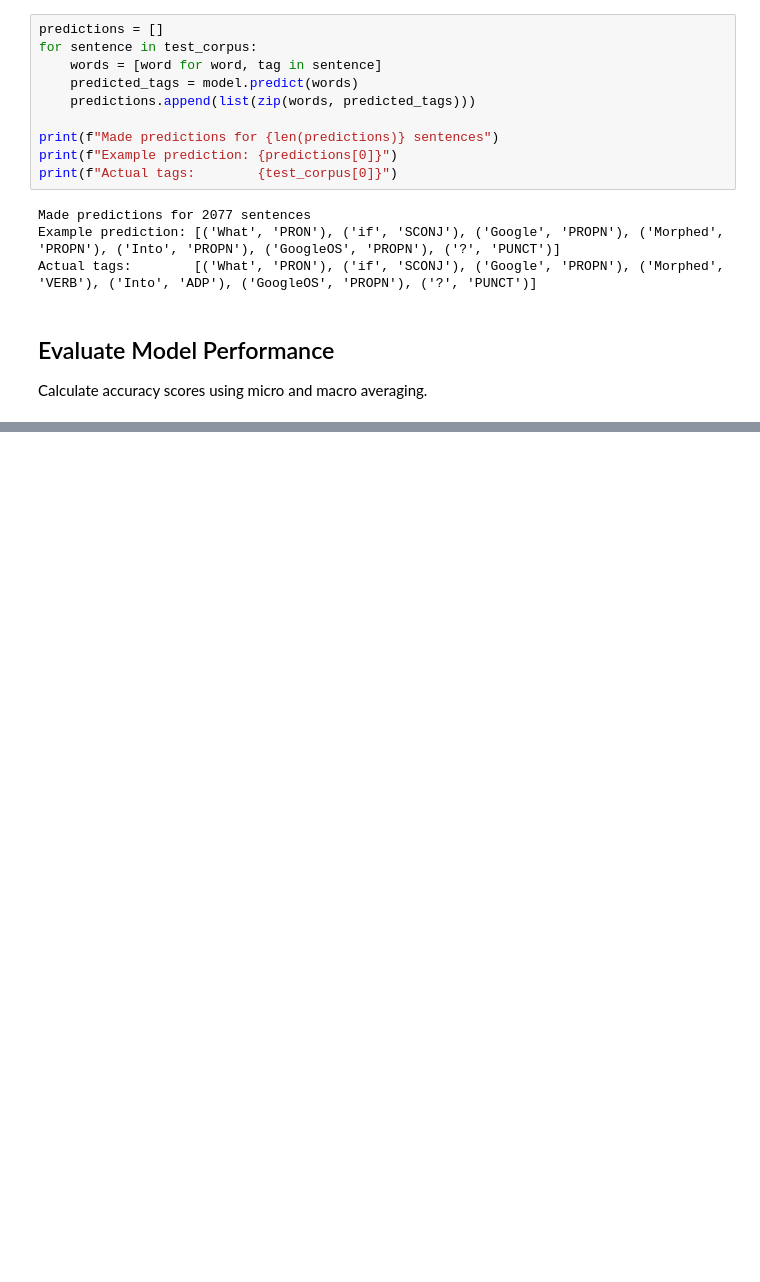
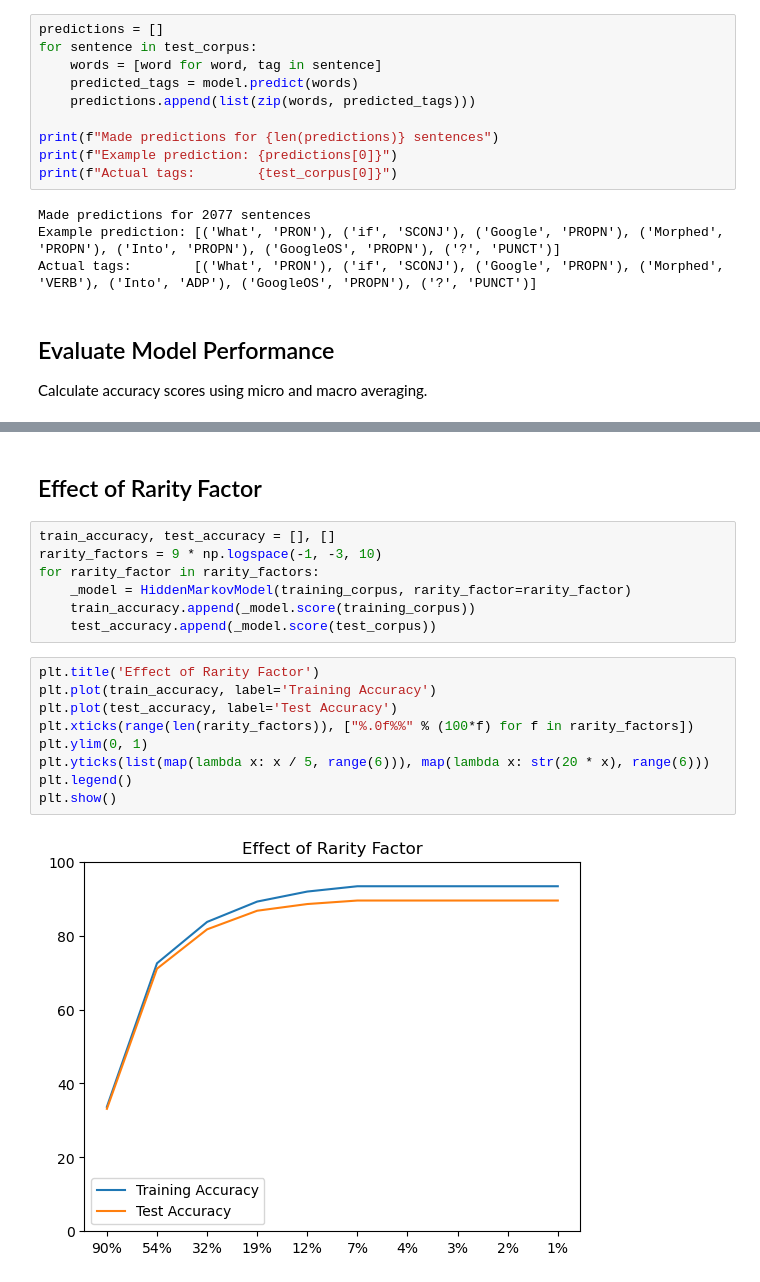
Before and after one commit to Minecraftian14/nlp-hmm-viterbi, a Jupyter notebook: HMM Experiment.ipynb, the cells around one changed output, grey strips where cells are left out. Saved outputs shown, nothing was run; the diff lists cells and outputs as text; blank space fills up the shorter version.

Commit message:
Updated a plot for rarity factor

```diff
--- a/HMM Experiment.ipynb
+++ b/HMM Experiment.ipynb
@@ -172,0 +174,20 @@ display_confusion_matrix(cm)
+# %% [markdown]
+## Effect of Rarity Factor
+# %%
+train_accuracy, test_accuracy = [], []
+rarity_factors = 9 * np.logspace(-1, -3, 10)
+for rarity_factor in rarity_factors:
+    _model = HiddenMarkovModel(training_corpus, rarity_factor=rarity_factor)
+    train_accuracy.append(_model.score(training_corpus))
+    test_accuracy.append(_model.score(test_corpus))
+# %%
+plt.title('Effect of Rarity Factor')
+plt.plot(train_accuracy, label='Training Accuracy')
+plt.plot(test_accuracy, label='Test Accuracy')
+plt.xticks(range(len(rarity_factors)), ["%.0f%%" % (100*f) for f in rarity_factors])
+plt.ylim(0, 1)
+plt.yticks(list(map(lambda x: x / 5, range(6))), map(lambda x: str(20 * x), range(6)))
+plt.legend()
+plt.show()
+# %% [output]
+[figure, added]
```
Also changed, not shown: parts of 13 cells of this notebook.
